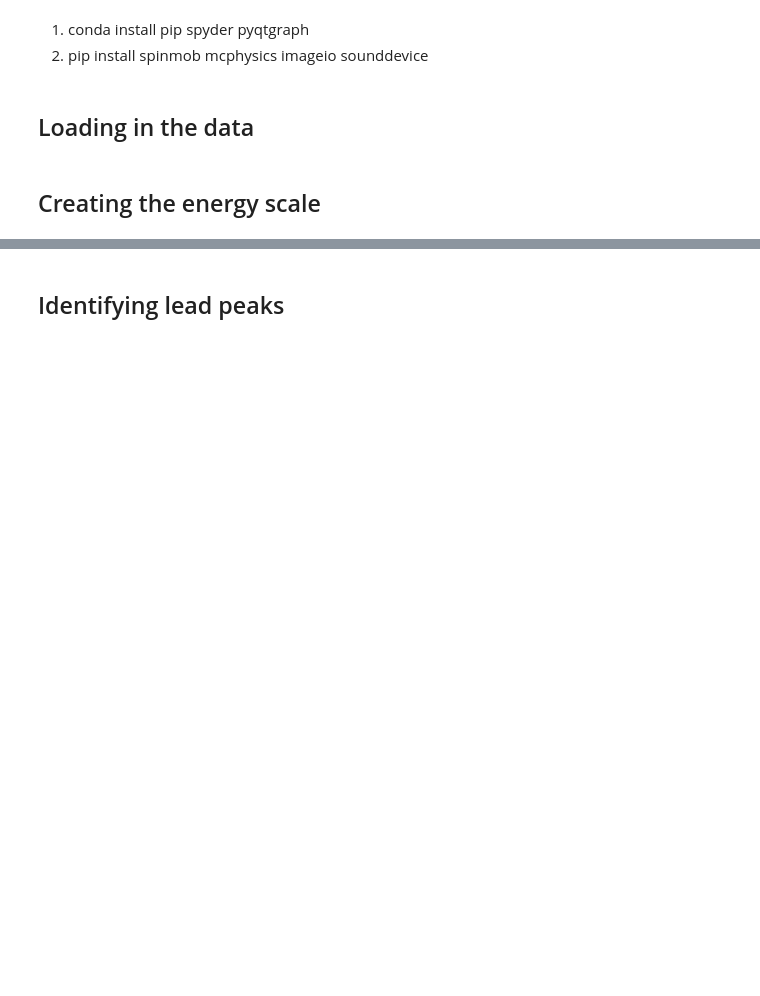
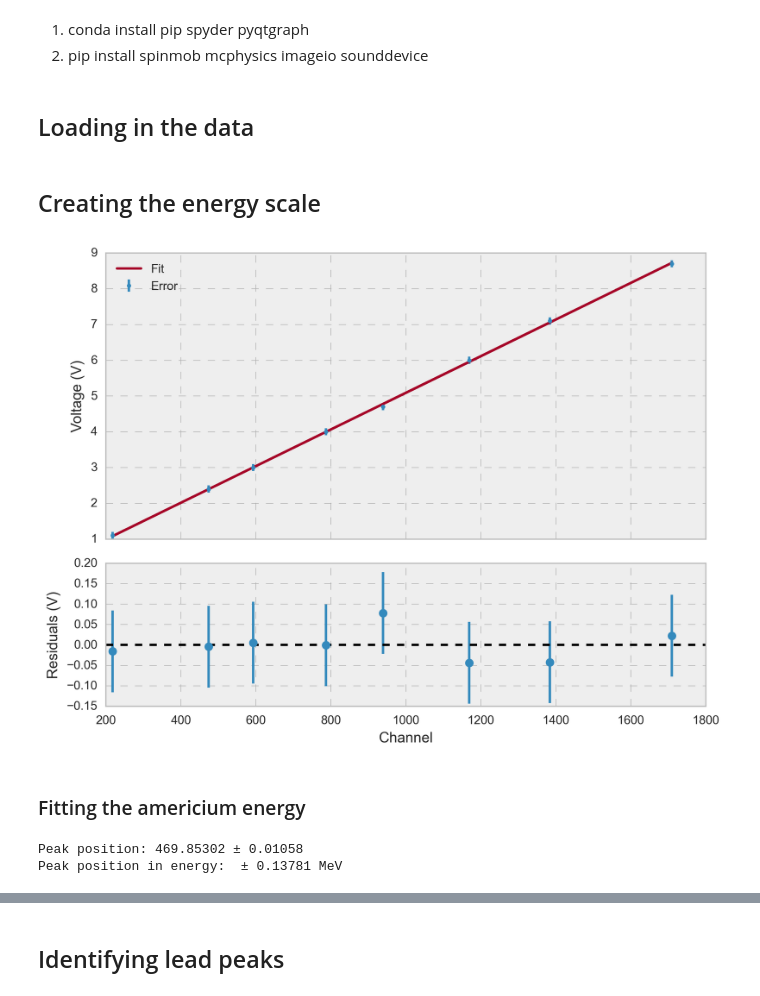
Before and after one commit to orpereira/PHYS469, a Jupyter notebook: alpha_decay/analysis_interim.ipynb, the cells around one changed output, grey strips where cells are left out. Drawn from its saved outputs; the diff is of its cells as text; code cells hidden in the pictures; blank space fills up the shorter version.

```diff
--- a/alpha_decay/analysis_interim.ipynb
+++ b/alpha_decay/analysis_interim.ipynb
@@ -31,13 +30,46 @@ pb_counts = pb_data.columns['Counts']
 pulser_counts = calibration_data.columns['Counts']
 # %% [markdown]
 ## Creating the energy scale
+# %%
+def line(channels, m, b):
+    return m * channels + b
+
+# using the Americium to get a known point:
+am_peak = np.where(am_counts == np.max(am_counts))[0][0]
+
+# voltage calibrations we took with the pulser
+pulser_voltages = np.array([4.7, 8.7, 2.4, 1.1, 3, 4, 6, 7.1])
+pulser_channels = np.array([939, 1709, 474, 218, 593, 787, 1169, 1384])
+
+# fit the calibration data
+popt, pcov = opt.curve_fit(line, pulser_channels, pulser_voltages, p0=[1, 0])
+m, b = popt
+
+# plot the fit and residuals
+fig, (ax1, ax2) = plt.subplots(2, 1, sharex=True, figsize=(8, 6), dpi = 300, gridspec_kw={'height_ratios': [2, 1]})
+
+# Main plot
+ax1.errorbar(pulser_channels, pulser_voltages, yerr=0.1, fmt='.', label='Error')
+ax1.plot(pulser_channels, line(pulser_channels, m, b), label='Fit')
+ax1.set_ylabel('Voltage (V)')
+ax1.legend(loc = 'upper left')
+
+# Residuals plot
+ax2.errorbar(pulser_channels, line(pulser_channels, m, b) - pulser_voltages, yerr=0.1, fmt='o')
+ax2.axhline(0, color='black', linestyle='--')
+ax2.set_xlabel('Channel')
+ax2.set_ylabel('Residuals (V)')
+
+plt.tight_layout()
+plt.savefig(user_path + '/PHYS469/alpha_decay/figures/calibration.png')
+plt.show()
+# %% [output]
+[figure, added]
+# %% [markdown]
+### Fitting the americium energy
 # %%
-# fit the calibration data
-popt, pcov = opt.curve_fit(calibration_fit, pulser_channels, pulser_voltages, p0=[1, 0])
-m, b = popt
-
 # get the calibration function
-calibration = interp1d(calibration_fit(channels, m, b), channels)
+calibration = interp1d(line(channels, m, b), channels)
 
 # fit a straight line to the calibration data
 calibration_fit = np.poly1d(np.polyfit(pulser_channels, pulser_voltages, 1))
@@ -46,5 +78,29 @@ calibration_fit = np.poly1d(np.polyfit(pulser_channels, pulser_voltages, 1))
 voltages = calibration_fit(channels)
 
 # we know that energy and voltage scale linearly, and know the energy of am_peak bin
+# getting the location of the am peak bin
+
+def gaussian(x, a, b, c):
+    return a * np.exp(-(x - b)**2 / (2 * c**2))
+
+popt, pcov = opt.curve_fit(gaussian, channels, am_counts, p0=[np.max(am_counts), channels[am_peak], 0.5])
+
+amplitude, mean, sigma = popt
+mean_error = np.sqrt(pcov[1, 1])  # Standard error of the mean
+
+# Print the results
+print(f"Peak position: {mean:.5f} ± {mean_error:.5f}")
+
+# converting mean and error to energy
 am_peak_energy = 5.486 # MeV
-energy = am_peak_energy * voltages / voltages[am_peak]
+energy = am_peak_energy * voltages / calibration_fit(mean)
+energy_err = am_peak_energy * calibration_fit(mean) * mean_error
+
+print(f"Peak position in energy:  ± {energy_err:.5f} MeV")
+
+# getting Poisson err for the counts
+am_counts_err = np.sqrt(am_counts[am_peak])
+pb_counts_err = np.sqrt(pb_counts)
+# %% [output]
+Peak position: 469.85302 ± 0.01058
+Peak position in energy:  ± 0.13781 MeV
```
Also changed, not shown: parts of 8 cells of this notebook, 3 other files.
